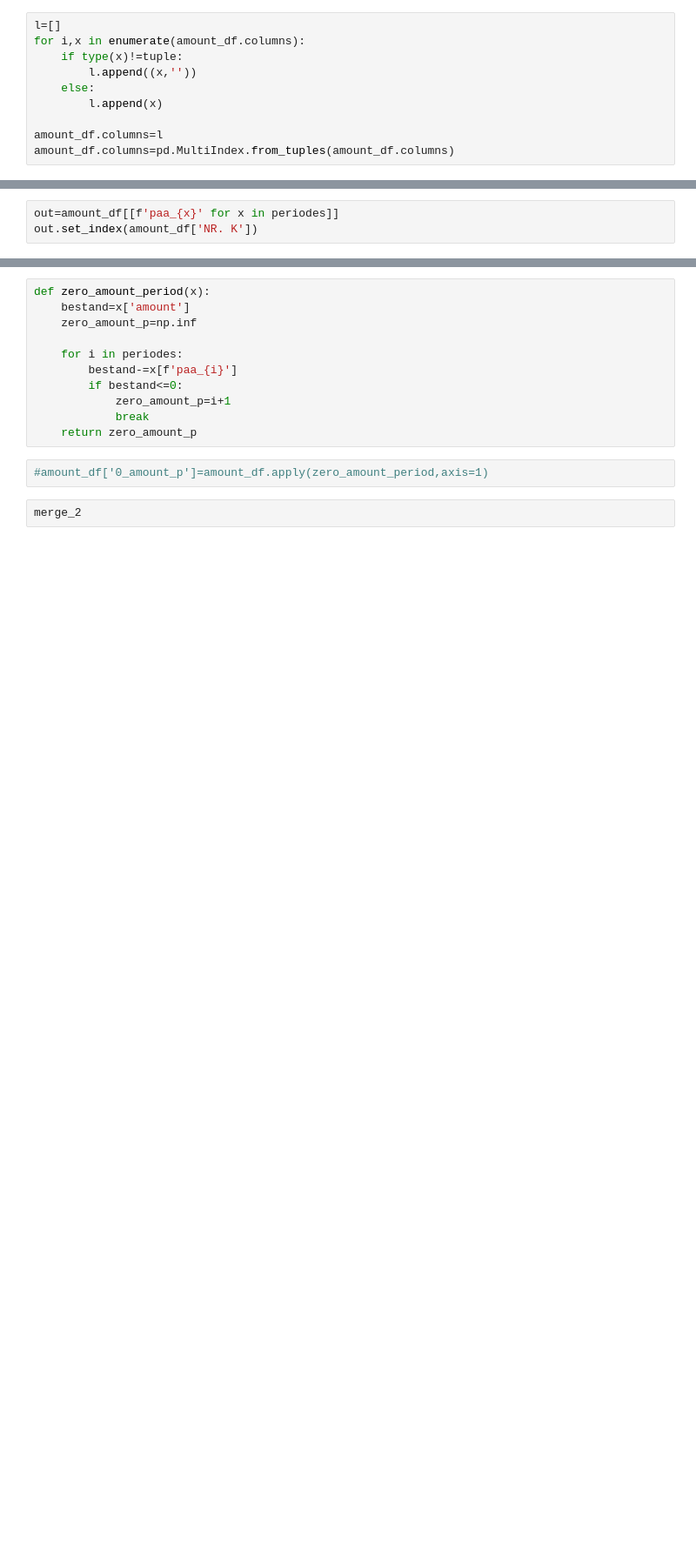
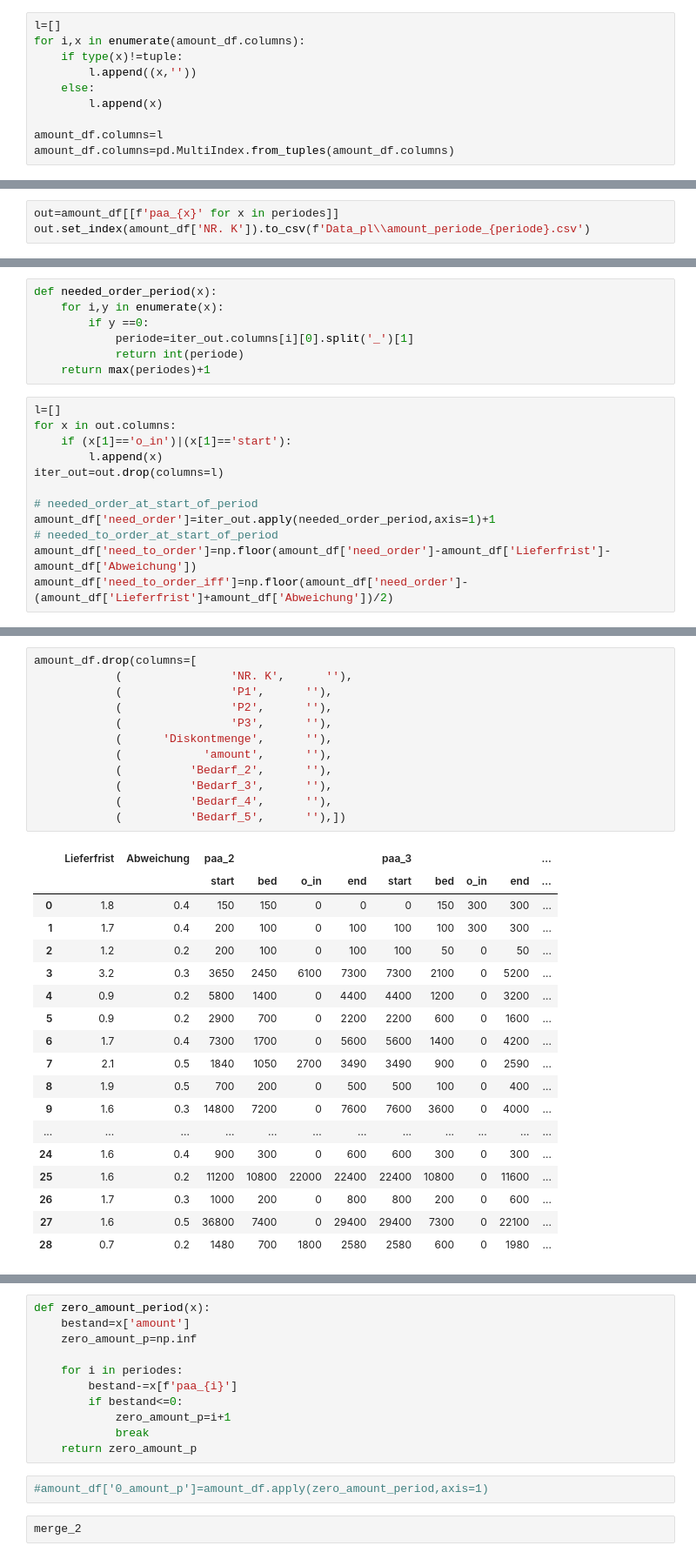
Before and after one commit to kiya1013/APuPDaten, a Jupyter notebook: Planspiel/xml_test.ipynb, the cells around one changed output, grey strips where cells are left out. Shown: that part at 87% size. Drawn from its saved outputs; the diff is of its cells as text; blank space fills up the shorter version.

```diff
--- a/Planspiel/xml_test.ipynb
+++ b/Planspiel/xml_test.ipynb
@@ -132,3 +113,3 @@ merge_2
 # %%
 out=amount_df[[f'paa_{x}' for x in periodes]]
-out.set_index(amount_df['NR. K'])
+out.set_index(amount_df['NR. K']).to_csv(f'Data_pl\\amount_periode_{periode}.csv')
@@ -154,0 +116,19 @@ out.set_index(amount_df['NR. K'])
+# %%
+def needed_order_period(x):
+    for i,y in enumerate(x):
+        if y ==0:
+            periode=iter_out.columns[i][0].split('_')[1]
+            return int(periode)
+    return max(periodes)+1
+# %%
+l=[]
+for x in out.columns:
+    if (x[1]=='o_in')|(x[1]=='start'):
+        l.append(x)
+iter_out=out.drop(columns=l)
+
+# needed_order_at_start_of_period
+amount_df['need_order']=iter_out.apply(needed_order_period,axis=1)+1
+# needed_to_order_at_start_of_period
+amount_df['need_to_order']=np.floor(amount_df['need_order']-amount_df['Lieferfrist']-amount_df['Abweichung'])
+amount_df['need_to_order_iff']=np.floor(amount_df['need_order']-(amount_df['Lieferfrist']+amount_df['Abweichung'])/2)
@@ -154,0 +151,31 @@ out.set_index(amount_df['NR. K'])
+# %%
+amount_df.drop(columns=[
+            (                'NR. K',      ''),
+            (                'P1',      ''),
+            (                'P2',      ''),
+            (                'P3',      ''),
+            (      'Diskontmenge',      ''),
+            (            'amount',      ''),
+            (          'Bedarf_2',      ''),
+            (          'Bedarf_3',      ''),
+            (          'Bedarf_4',      ''),
+            (          'Bedarf_5',      ''),])
+# %% [output]
+|  | Lieferfrist | Abweichung | paa_2 |  |  |  | paa_3 |  |  |  | ... |
+|  |  |  | start | bed | o_in | end | start | bed | o_in | end | ... |
+| 0 | 1.8 | 0.4 | 150 | 150 | 0 | 0 | 0 | 150 | 300 | 300 | ... |
+| 1 | 1.7 | 0.4 | 200 | 100 | 0 | 100 | 100 | 100 | 300 | 300 | ... |
+| 2 | 1.2 | 0.2 | 200 | 100 | 0 | 100 | 100 | 50 | 0 | 50 | ... |
+| 3 | 3.2 | 0.3 | 3650 | 2450 | 6100 | 7300 | 7300 | 2100 | 0 | 5200 | ... |
+| 4 | 0.9 | 0.2 | 5800 | 1400 | 0 | 4400 | 4400 | 1200 | 0 | 3200 | ... |
+| 5 | 0.9 | 0.2 | 2900 | 700 | 0 | 2200 | 2200 | 600 | 0 | 1600 | ... |
+| 6 | 1.7 | 0.4 | 7300 | 1700 | 0 | 5600 | 5600 | 1400 | 0 | 4200 | ... |
+| 7 | 2.1 | 0.5 | 1840 | 1050 | 2700 | 3490 | 3490 | 900 | 0 | 2590 | ... |
+| 8 | 1.9 | 0.5 | 700 | 200 | 0 | 500 | 500 | 100 | 0 | 400 | ... |
+| 9 | 1.6 | 0.3 | 14800 | 7200 | 0 | 7600 | 7600 | 3600 | 0 | 4000 | ... |
+| ... | ... | ... | ... | ... | ... | ... | ... | ... | ... | ... | ... |
+| 24 | 1.6 | 0.4 | 900 | 300 | 0 | 600 | 600 | 300 | 0 | 300 | ... |
+| 25 | 1.6 | 0.2 | 11200 | 10800 | 22000 | 22400 | 22400 | 10800 | 0 | 11600 | ... |
+| 26 | 1.7 | 0.3 | 1000 | 200 | 0 | 800 | 800 | 200 | 0 | 600 | ... |
+| 27 | 1.6 | 0.5 | 36800 | 7400 | 0 | 29400 | 29400 | 7300 | 0 | 22100 | ... |
+| 28 | 0.7 | 0.2 | 1480 | 700 | 1800 | 2580 | 2580 | 600 | 0 | 1980 | ... |
```
Also changed, not shown: parts of 7 cells of this notebook.
